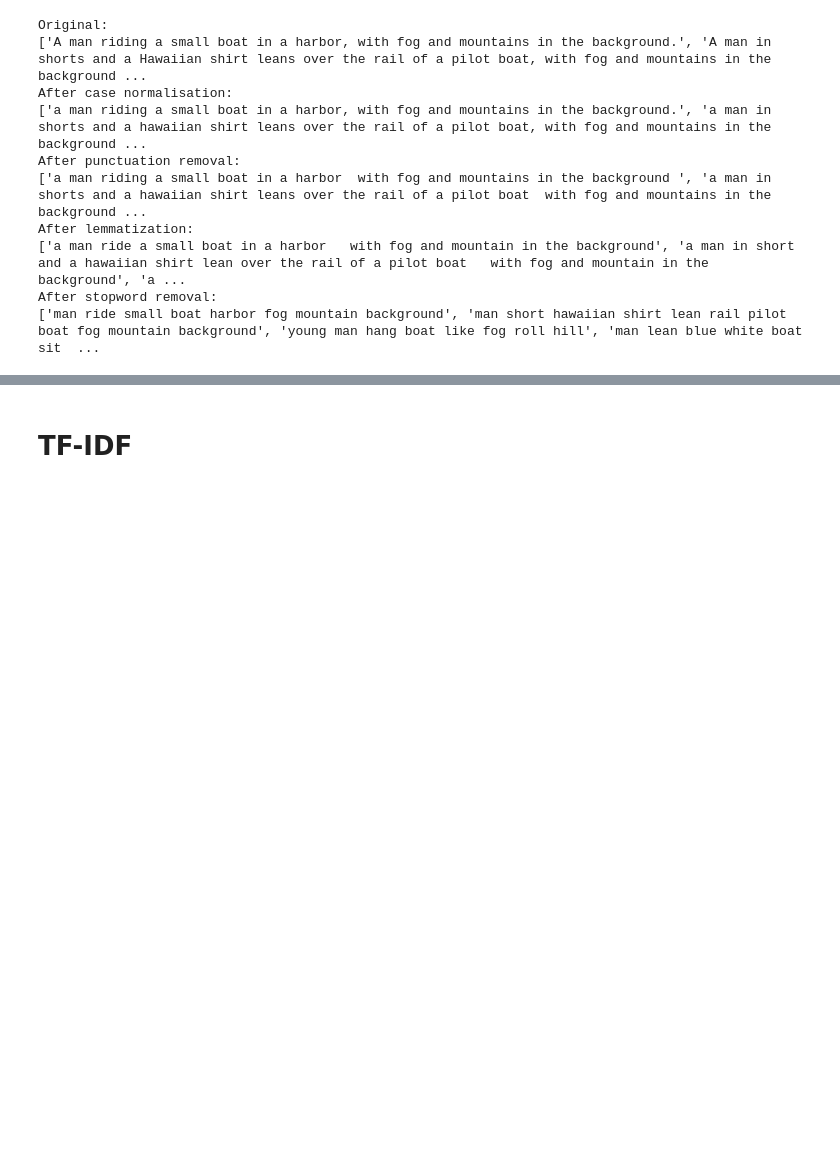
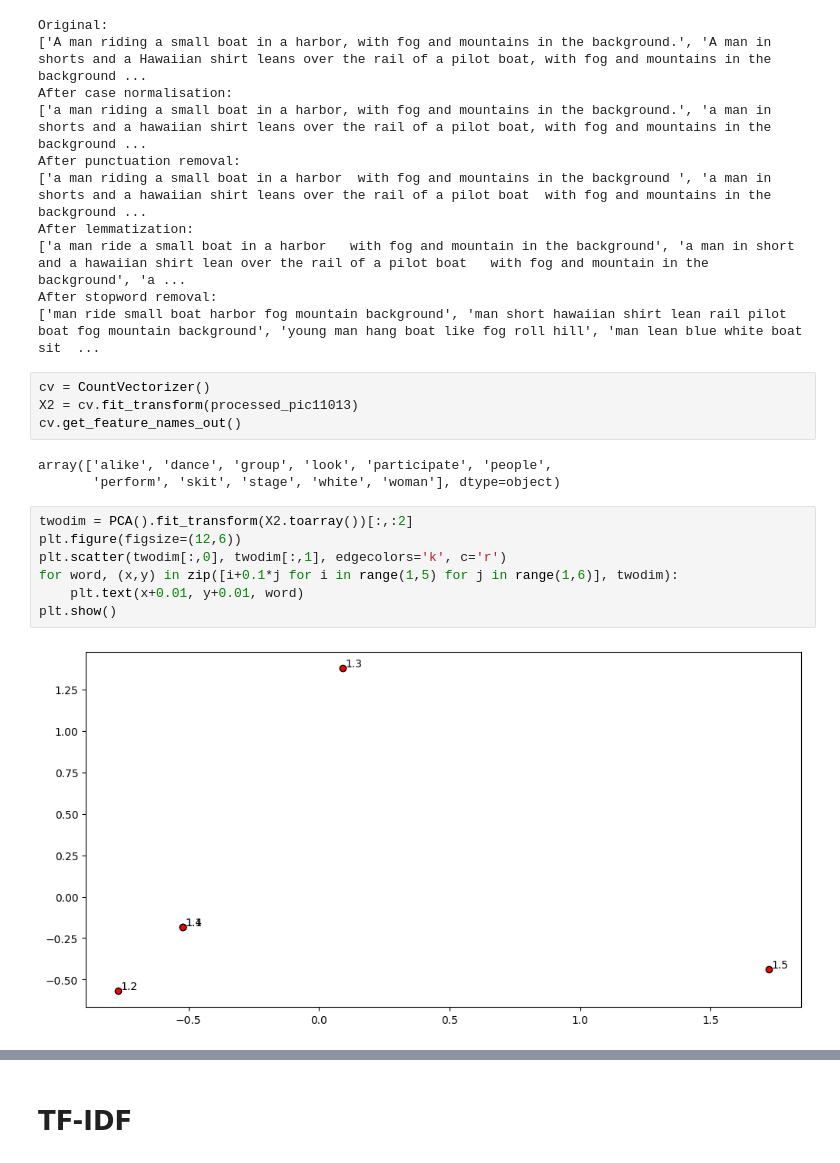
Before and after one commit to ak-malone/NLU, a Jupyter notebook: examples.ipynb, the cells around one changed output, grey strips where cells are left out. Drawn from its saved outputs; the diff is of its cells as text; blank space fills up the shorter version.

```diff
--- a/examples.ipynb
+++ b/examples.ipynb
@@ -167,5 +173,21 @@ After lemmatization:
 ['a man ride a small boat in a harbor   with fog and mountain in the background', 'a man in short and a hawaiian shirt lean over the rail of a pilot boat   with fog and mountain in the background', 'a ...
 After stopword removal:
 ['man ride small boat harbor fog mountain background', 'man short hawaiian shirt lean rail pilot boat fog mountain background', 'young man hang boat like fog roll hill', 'man lean blue white boat sit  ...
+# %%
+cv = CountVectorizer()
+X2 = cv.fit_transform(processed_pic11013)
+cv.get_feature_names_out()
+# %% [output]
+array(['alike', 'dance', 'group', 'look', 'participate', 'people',
+       'perform', 'skit', 'stage', 'white', 'woman'], dtype=object)
+# %%
+twodim = PCA().fit_transform(X2.toarray())[:,:2]
+plt.figure(figsize=(12,6))
+plt.scatter(twodim[:,0], twodim[:,1], edgecolors='k', c='r')
+for word, (x,y) in zip([i+0.1*j for i in range(1,5) for j in range(1,6)], twodim):
+    plt.text(x+0.01, y+0.01, word)
+plt.show()
+# %% [output]
+[figure, added]
 # %%
 cv = CountVectorizer()
```
Also changed, not shown: parts of 31 cells of this notebook.
